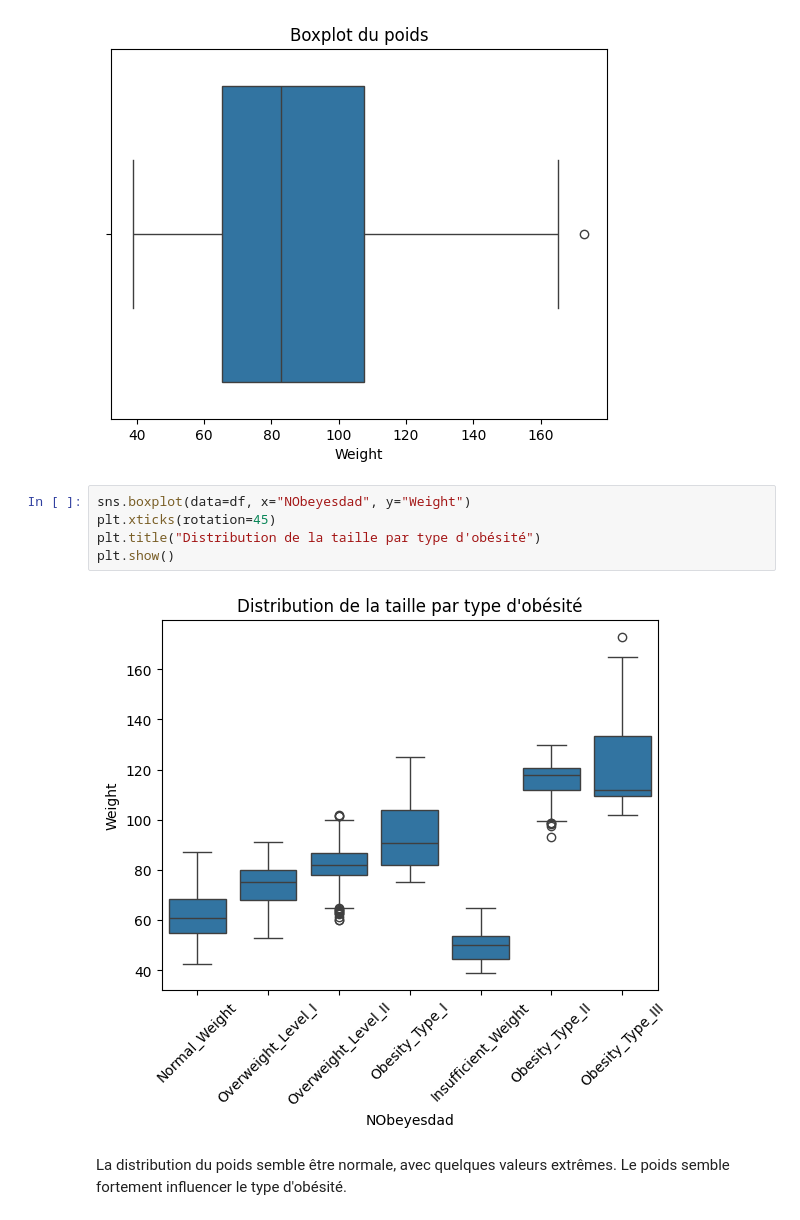
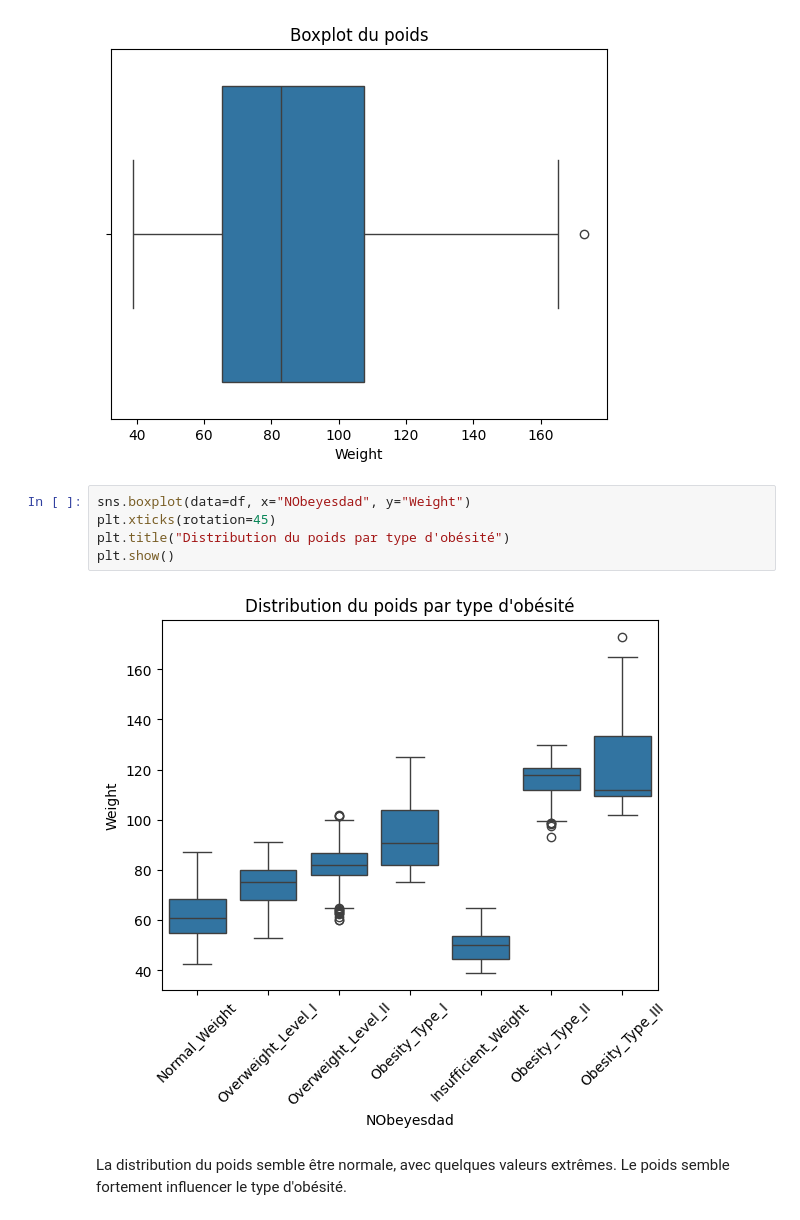
Before and after one commit to anthonybnl/projet-ml, a Jupyter notebook: notebook.ipynb, the cells around one changed output. Saved outputs shown, nothing was run; the diff lists cells and outputs as text.

```diff
--- a/notebook.ipynb
+++ b/notebook.ipynb
@@ -252,10 +253,10 @@ plt.show()
 # %%
 sns.boxplot(data=df, x="NObeyesdad", y="Weight")
 plt.xticks(rotation=45)
-plt.title("Distribution de la taille par type d'obésité")
+plt.title("Distribution du poids par type d'obésité")
 plt.show()
 # %% [output]
-[figure, old version]
+[figure, new version]
 # %% [markdown]
 La distribution du poids semble être normale, avec quelques valeurs extrêmes. Le poids semble fortement influencer le type d'obésité.
 # %% [markdown]
```
Also changed, not shown: parts of 30 cells of this notebook, 1 other file.
